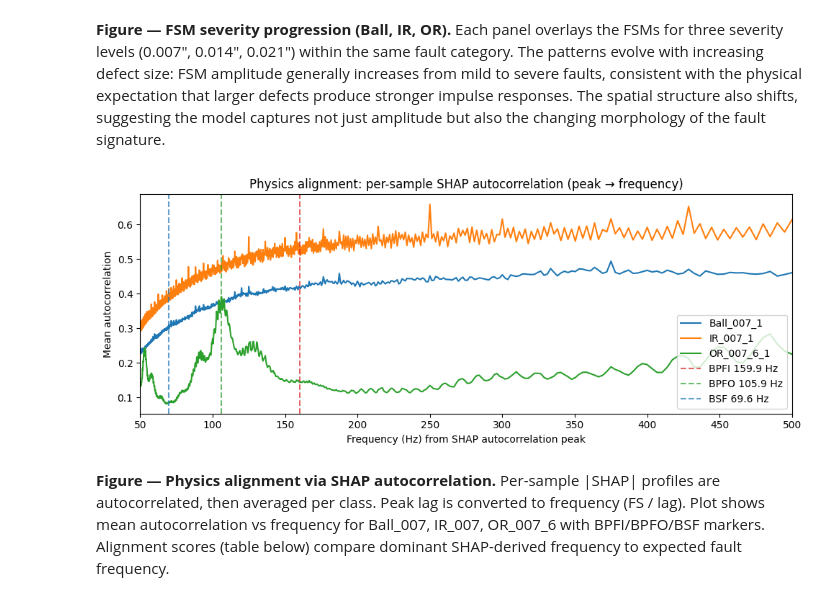
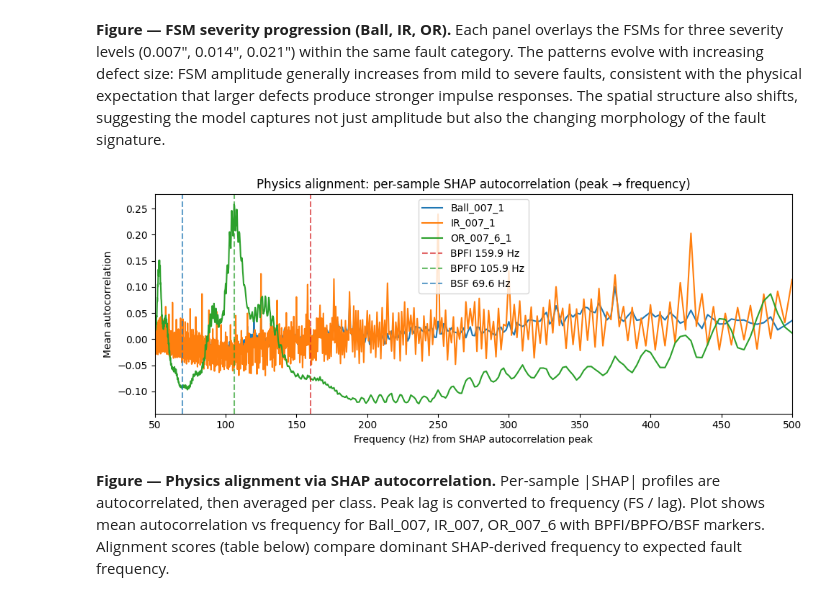
Before and after one commit to ekkirinaldi/ai-bearing-conference, a Jupyter notebook: kaggle/input/cwru-bearing-datasets/ID-crwu-bearings-wdcnn-shap-signal-explainability.ipynb, the cells around one changed output. Saved outputs shown, nothing was run; the diff lists cells and outputs as text; code cells hidden in the pictures.

```diff
--- a/kaggle/input/cwru-bearing-datasets/ID-crwu-bearings-wdcnn-shap-signal-explainability.ipynb
+++ b/kaggle/input/cwru-bearing-datasets/ID-crwu-bearings-wdcnn-shap-signal-explainability.ipynb
@@ -1049,6 +1044,8 @@ plt.show()
 **Figure — FSM severity progression (Ball, IR, OR).** Each panel overlays the FSMs for three severity levels (0.007″, 0.014″, 0.021″) within the same fault category. The patterns evolve with increasing defect size: FSM amplitude generally increases from mild to severe faults, consistent with the physical expectation that larger defects produce stronger impulse responses. The spatial structure also shifts, suggesting the model captures not just amplitude but also the changing morphology of the fault signature.
 # %%
 # Physics alignment via per-sample SHAP autocorrelation (avoids coarse FFT resolution of averaged FSM)
+from scipy.signal import find_peaks
+
 n_signal = FSM_matrix.shape[1]
 lag_min = int(FS / 500)   # ~96 samples, max 500 Hz
 lag_max = min(int(FS / 50), n_signal // 2)  # ~960 samples or half length
@@ -1067,6 +1064,7 @@ for i in range(10):
     ac_list = []
     for k in range(profiles.shape[0]):
         p = profiles[k].flatten()
+        p = p - p.mean()  # detrend: remove DC so autocorrelation captures periodicity
         ac = np.correlate(p, p, mode="full")
         ac = ac[len(ac) // 2:]  # positive lags only
         ac = ac / (ac[0] + 1e-12)
@@ -1075,7 +1073,12 @@ for i in range(10):
     autocorr_per_class.append(ac_mean)
     seg = ac_mean[lag_min:lag_max]
     if len(seg) > 0:
-        peak_rel = np.argmax(seg)
+        prom = max(0.02, 0.05 * (seg.max() - seg.min()))
+        peaks, _ = find_peaks(seg, prominence=prom)
+        if len(peaks) > 0:
+            peak_rel = int(peaks[0])
+        else:
+            peak_rel = int(np.argmax(seg))
         dominant_lag_per_class.append(lag_min + peak_rel)
     else:
         dominant_lag_per_class.append(np.nan)
@@ -1087,34 +1090,34 @@ for i, name in enumerate(class_names):
     lag = dominant_lag_per_class[i]
     if ef > 0 and not np.isnan(lag) and lag > 0:
         dom_freq = FS / lag
         score = 1 - abs(dom_freq - ef) / ef
     else:
         dom_freq = np.nan
         score = np.nan if ef == 0 else 0.0
     alignment_scores.append({"Fault_Type": name, "Expected_Hz": ef, "SHAP_Dominant_Hz": dom_freq if ef > 0 else np.nan, "Alignment_Score": score})
 align_df = pd.DataFrame(alignment_scores)
 align_df.to_csv(os.path.join(DATA_DIR, "results", "metrics", "physics_alignment_scores.csv"), index=False)
 lags_plot = np.arange(lag_min, lag_max)
 freqs_plot = FS / lags_plot
 fig, ax = plt.subplots(figsize=(10, 4))
 for i, name in enumerate(["Ball_007_1", "IR_007_1", "OR_007_6_1"]):
     c = class_names.index(name)
     ac = autocorr_per_class[c]
     if len(ac) >= len(lags_plot):
         ax.plot(freqs_plot, ac[lag_min:lag_max], label=name)
 ax.axvline(BPFI, color="C3", linestyle="--", alpha=0.7, label=f"BPFI {BPFI:.1f} Hz")
 ax.axvline(BPFO, color="C2", linestyle="--", alpha=0.7, label=f"BPFO {BPFO:.1f} Hz")
 ax.axvline(BSF, color="C0", linestyle="--", alpha=0.7, label=f"BSF {BSF:.1f} Hz")
 ax.set_xlim(50, 500)
 ax.set_xlabel("Frequency (Hz) from SHAP autocorrelation peak")
 ax.set_ylabel("Mean autocorrelation")
 ax.legend()
 ax.set_title("Physics alignment: per-sample SHAP autocorrelation (peak → frequency)")
 plt.tight_layout()
 plt.savefig(os.path.join(DATA_DIR, "results", "figures", "shap_frequency_spectrum.png"), dpi=150)
 plt.show()
 # %% [output]
-[figure, old version]
+[figure, new version]
 # %% [markdown]
 **Figure — Physics alignment via SHAP autocorrelation.** Per-sample |SHAP| profiles are autocorrelated, then averaged per class. Peak lag is converted to frequency (FS / lag). Plot shows mean autocorrelation vs frequency for Ball_007, IR_007, OR_007_6 with BPFI/BPFO/BSF markers. Alignment scores (table below) compare dominant SHAP-derived frequency to expected fault frequency.
 # %%
```
Also changed, not shown: parts of 13 cells of this notebook.
